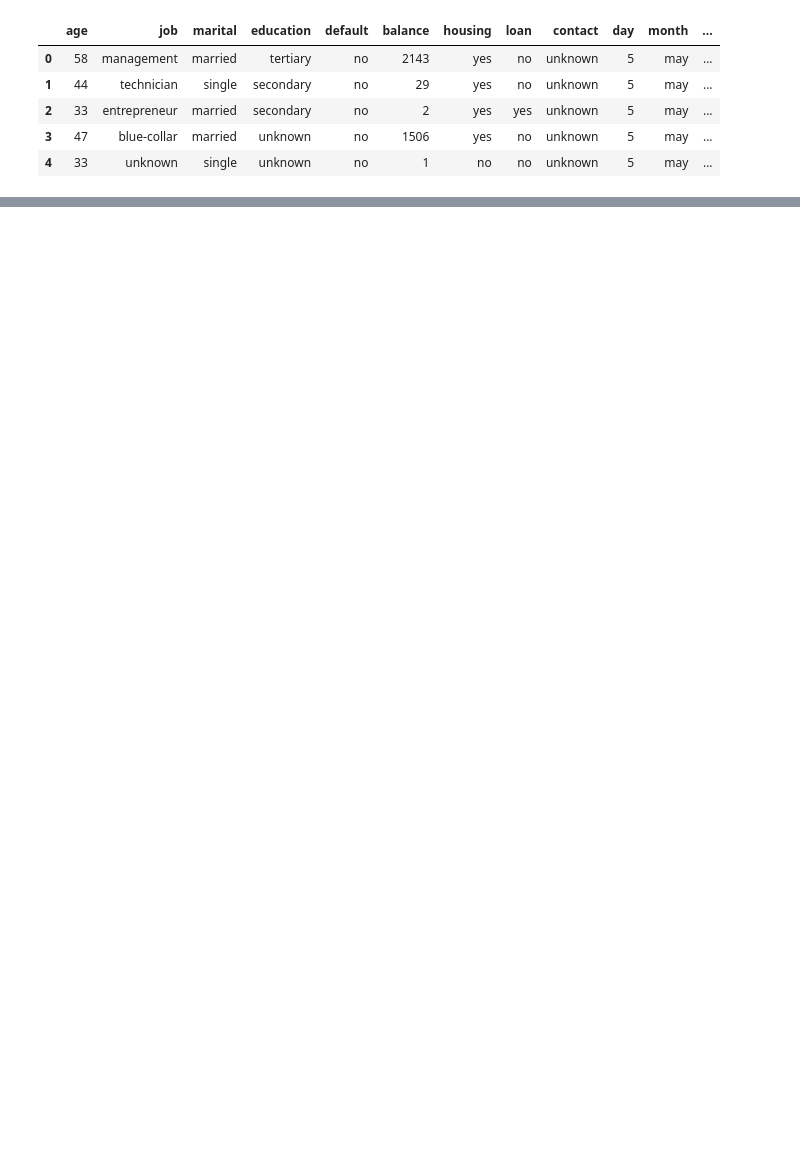
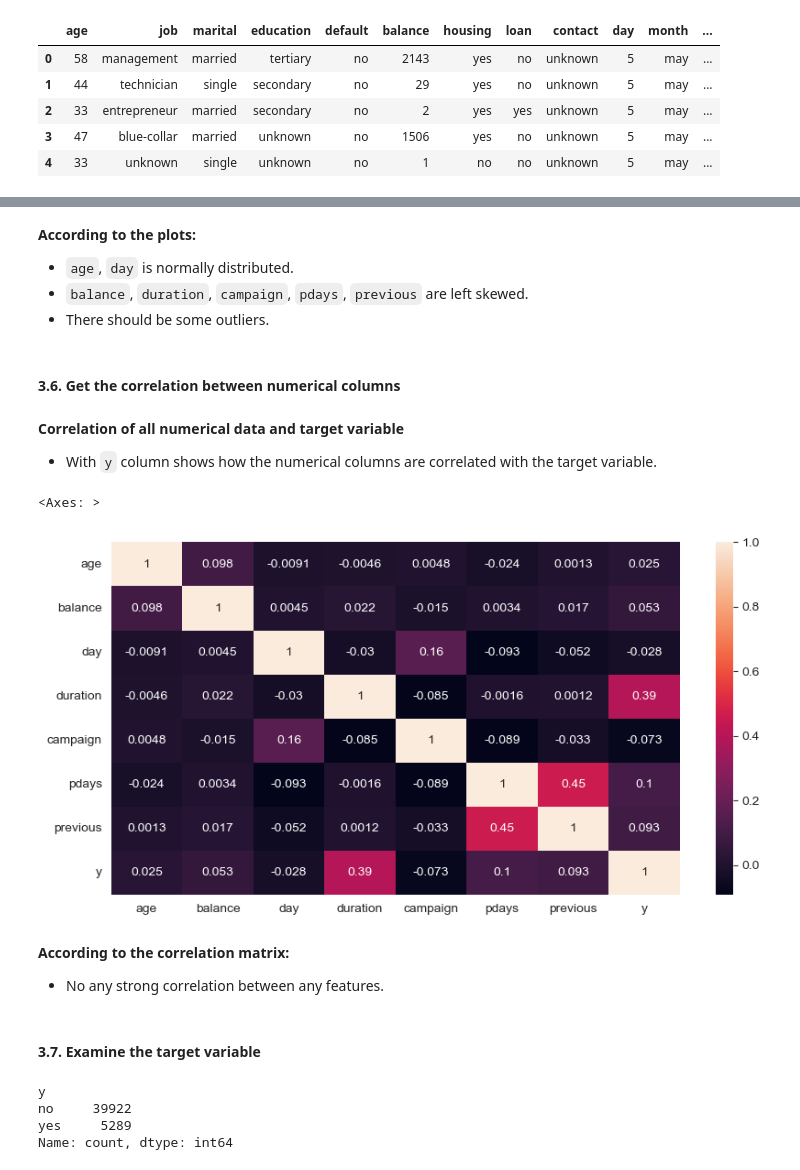
Before and after one commit to Stephan-Dabare/2330950_ML_CW, a Jupyter notebook: 01_Data_Preprocessing.ipynb, the cells around one changed output, grey strips where cells are left out. Saved outputs shown, nothing was run; the diff lists cells and outputs as text; code cells hidden in the pictures; blank space fills up the shorter version.

```diff
--- a/01_Data_Preprocessing.ipynb
+++ b/01_Data_Preprocessing.ipynb
@@ -6,3 +33,0 @@ import seaborn as sns
-# %%
-# Create a data frame and separate the columns by --> ;
-data_frame = pd.read_csv('bank-full.csv', sep=';')
@@ -41,0 +274,39 @@ memory usage: 5.9+ MB
+# %% [markdown]
+**According to the plots:**
+* `age`, `day` is normally distributed.
+* `balance`, `duration`, `campaign`, `pdays`, `previous` are left skewed.
+* There should be some outliers.
+# %% [markdown]
+#### 3.6. Get the correlation between numerical columns
+# %% [markdown]
+**Correlation of all numerical data and target variable**
+* With `y` column shows how the numerical columns are correlated with the target variable.
+# %%
+# Get the correlations of numerical columns
+from sklearn.preprocessing import LabelEncoder
+
+data_frame_corr = data_frame.copy()
+
+le = LabelEncoder()
+data_frame_corr['y'] = le.fit_transform(data_frame_corr['y'])
+
+num_data_frame = data_frame_corr.select_dtypes(include='int64')
+correlation = num_data_frame.corr()
+fig = plt.figure(figsize=(10, 5))
+sns.heatmap(correlation, annot=True)
+# %% [output]
+<Axes: >
+[figure, added]
+# %% [markdown]
+**According to the correlation matrix:**
+* No any strong correlation between any features.
+# %% [markdown]
+#### 3.7. Examine the target variable
+# %%
+# Distribution of target variable --> y (subscribed deposit or not)
+print(data_frame['y'].value_counts())
+# %% [output]
+y
+no     39922
+yes     5289
+Name: count, dtype: int64
```
Also changed, not shown: parts of 68 cells of this notebook.
